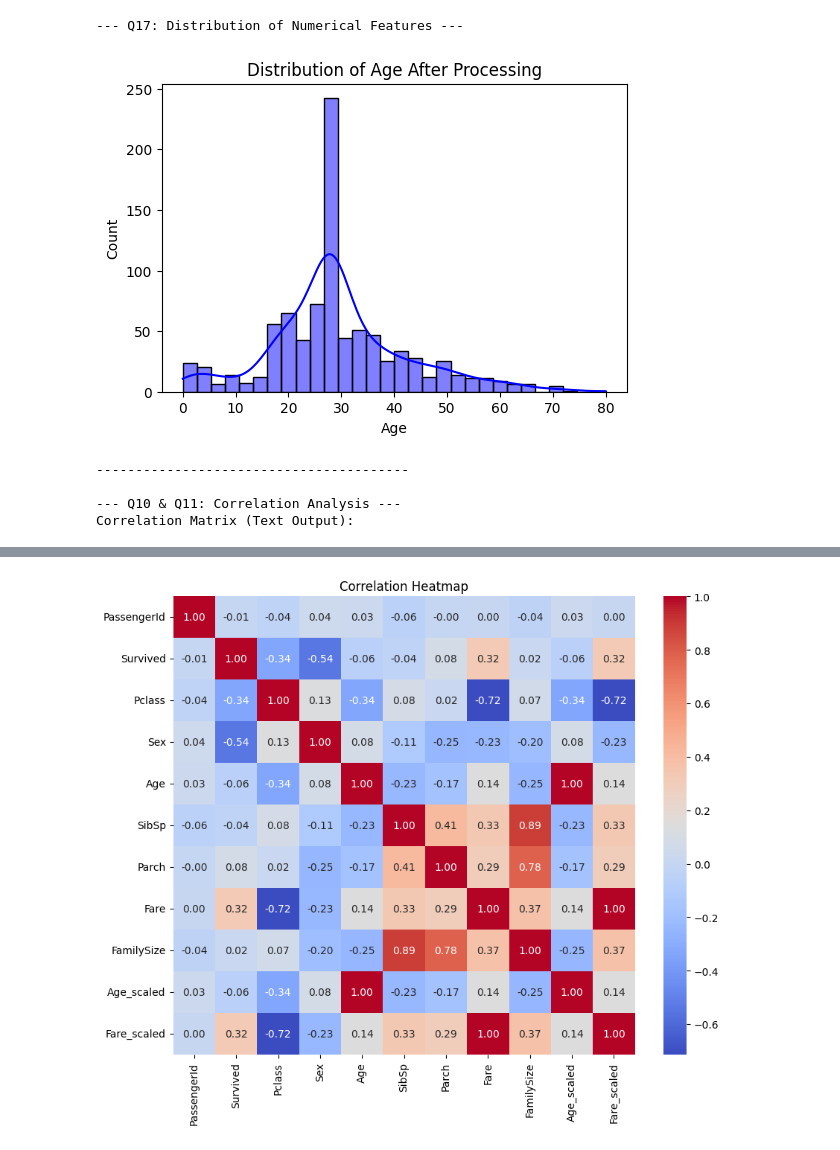
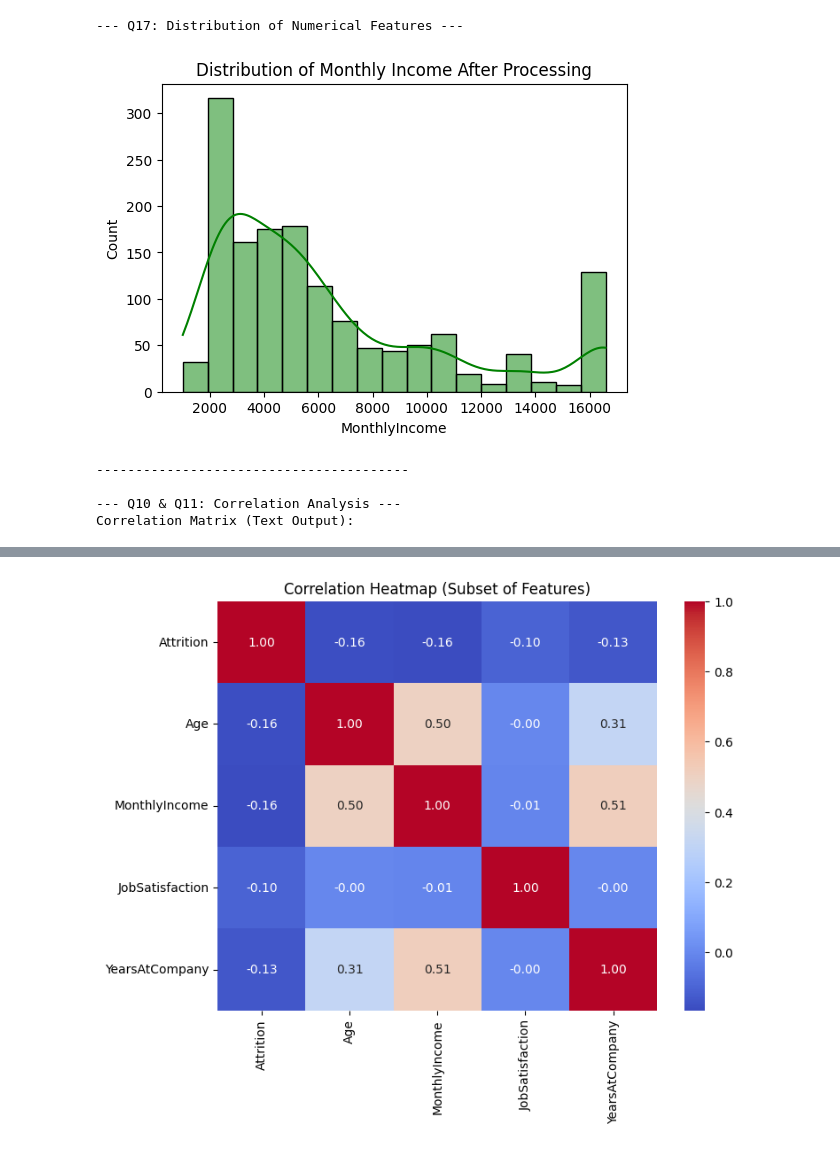
Before and after one commit to AbhinandLaji/Ai-Ml-lab, a Jupyter notebook: AI_Cycle_1.ipynb, the cells around one changed output, grey strips where cells are left out. Saved outputs shown, nothing was run; the diff lists cells and outputs as text; code cells hidden in the pictures.

```diff
--- a/AI_Cycle_1.ipynb
+++ b/AI_Cycle_1.ipynb
@@ -163,31 +162,30 @@ New 'FamilySize' feature created:
 from sklearn.preprocessing import LabelEncoder, MinMaxScaler, StandardScaler
 
 print("--- Q8: Encoding Categorical Variables ---")
-print("Data BEFORE Encoding (Notice 'Sex' and 'Embarked'):")
-display(df[['Sex', 'Embarked']].head(3))
+print("Data BEFORE Encoding:")
+display(df[['Attrition', 'Department']].head(3))
 
-# 1. Label Encoding (Sex: male=1, female=0)
+# 1. Label Encoding (Best for binary categories like Attrition: Yes=1, No=0)
 le = LabelEncoder()
-df['Sex'] = le.fit_transform(df['Sex'])
+df['Attrition'] = le.fit_transform(df['Attrition'])
 
-# 2. One-Hot Encoding ('Embarked' split into new binary columns)
-df = pd.get_dummies(df, columns=['Embarked'], drop_first=True)
+# 2. One-Hot Encoding (Best for categories with no specific order, like 'Department')
+df = pd.get_dummies(df, columns=['Department'], drop_first=True)
 
 print("\nData AFTER Encoding:")
-# Notice 'Sex' is now numbers, and 'Embarked' has become 'Embarked_Q' & 'Embarked_S'
 display(df.head(3))
 print("-" * 40)
 
 print("\n--- Q9: Feature Scaling ---")
-# 1. Min-Max Normalization (Age scaled between 0 and 1)
+# 1. Min-Max Normalization (Scales Age between 0 and 1)
 min_max = MinMaxScaler()
 df['Age_scaled'] = min_max.fit_transform(df[['Age']])
 
-# 2. Standardization / Z-score (Fare scaled to mean=0, std=1)
+# 2. Standardization / Z-score (Scales MonthlyIncome to mean=0, std=1)
 scaler = StandardScaler()
-df['Fare_scaled'] = scaler.fit_transform(df[['Fare']])
+df['MonthlyIncome_scaled'] = scaler.fit_transform(df[['MonthlyIncome']])
 
 print("Data AFTER Scaling (Comparing original to scaled):")
-display(df[['Age', 'Age_scaled', 'Fare', 'Fare_scaled']].head(5))
+display(df[['Age', 'Age_scaled', 'MonthlyIncome', 'MonthlyIncome_scaled']].head(5))
 # %% [output]
 --- Q8: Encoding Categorical Variables ---
@@ -214,27 +213,33 @@ Data AFTER Scaling (Comparing original to scaled):
 # %%
 print("--- Q17: Distribution of Numerical Features ---")
 plt.figure(figsize=(6, 4))
-sns.histplot(df['Age'], kde=True, color='blue')
-plt.title("Distribution of Age After Processing")
+sns.histplot(df['MonthlyIncome'], kde=True, color='green')
+plt.title("Distribution of Monthly Income After Processing")
 plt.show()
 print("-" * 40)
 
 print("\n--- Q10 & Q11: Correlation Analysis ---")
-# We only want to correlate numerical columns, so we drop text-based ones like Name/Ticket
+# We only want to correlate numerical columns
 numeric_df = df.select_dtypes(include=[np.number])
-correlation_matrix = numeric_df.corr()
+
+# To keep the heatmap readable, let's select a subset of interesting features
+subset_features = ['Attrition', 'Age', 'MonthlyIncome', 'JobSatisfaction', 'YearsAtCompany']
+correlation_matrix = numeric_df[subset_features].corr()
 
 print("Correlation Matrix (Text Output):")
-display(correlation_matrix.head(3))
+display(correlation_matrix)
 
 # Generate Heatmap
-plt.figure(figsize=(10, 8))
+plt.figure(figsize=(8, 6))
 sns.heatmap(correlation_matrix, annot=True, cmap='coolwarm', fmt=".2f")
-plt.title("Correlation Heatmap")
+plt.title("Correlation Heatmap (Subset of Features)")
 plt.show()
+
+# Interpretation: Features with high negative correlation to 'Attrition' (like Age and MonthlyIncome)
+# mean that as those metrics go up, the chance of an employee quitting goes down.
 # %% [output]
 --- Q17: Distribution of Numerical Features ---
-[figure, old version]
+[figure, new version]
 ----------------------------------------
 
 --- Q10 & Q11: Correlation Analysis ---
@@ -246,4 +253,4 @@ Correlation Matrix (Text Output):
-[figure, old version]
+[figure, new version]
 # %%
 from sklearn.model_selection import train_test_split
 from imblearn.over_sampling import SMOTE
```
Also changed, not shown: parts of 6 cells of this notebook.
